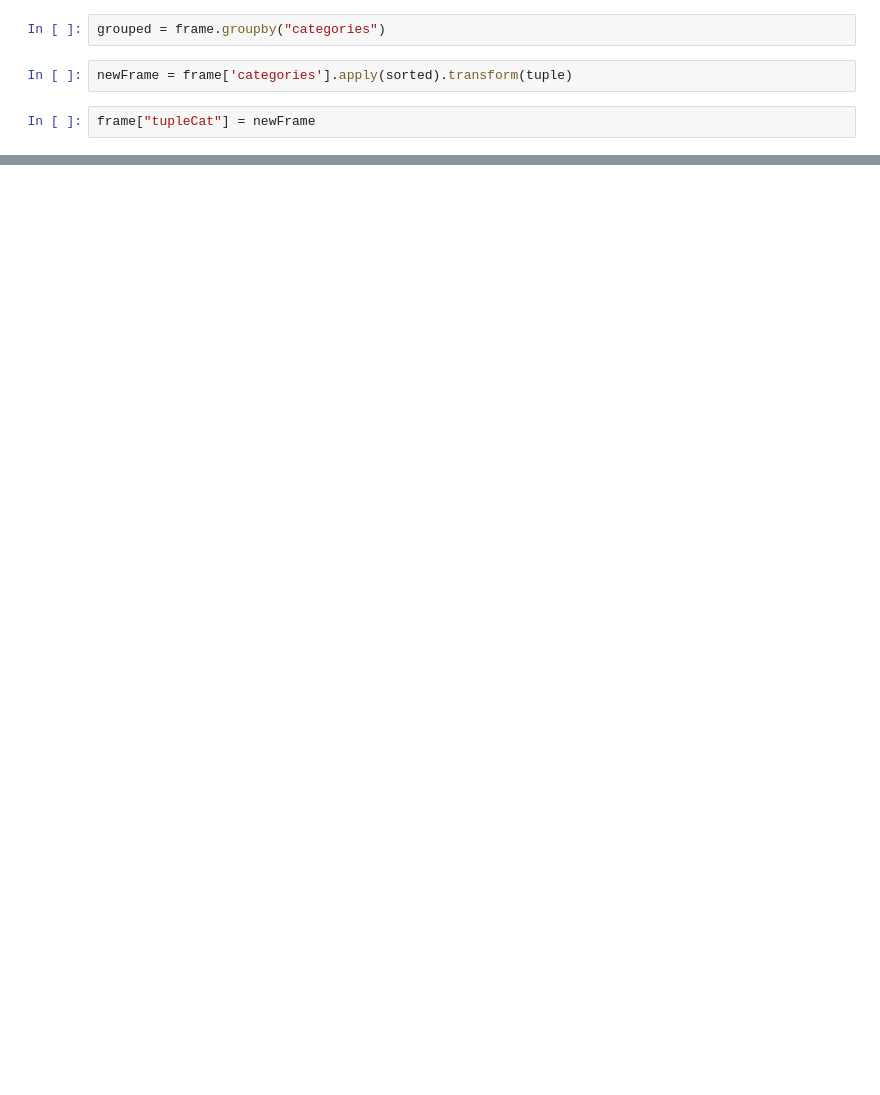
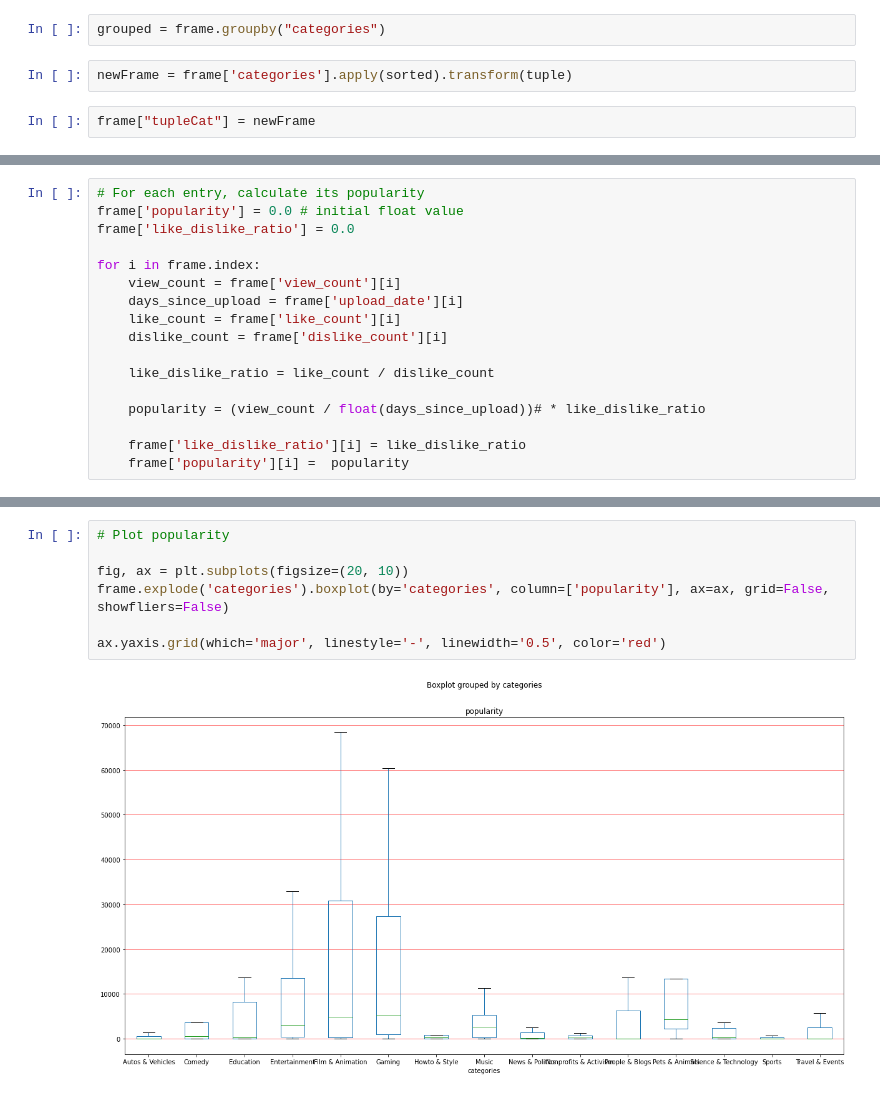
Before and after one commit to EppeMedia/video-trace-generator, a Jupyter notebook: notebooks/data_analyzing.ipynb, the cells around one changed output, grey strips where cells are left out. Saved outputs shown, nothing was run; the diff lists cells and outputs as text; blank space fills up the shorter version.

```diff
--- a/notebooks/data_analyzing.ipynb
+++ b/notebooks/data_analyzing.ipynb
@@ -126,0 +163,17 @@ Name: id, dtype: int64
+# %%
+# For each entry, calculate its popularity
+frame['popularity'] = 0.0 # initial float value
+frame['like_dislike_ratio'] = 0.0
+
+for i in frame.index:
+    view_count = frame['view_count'][i]
+    days_since_upload = frame['upload_date'][i]
+    like_count = frame['like_count'][i]
+    dislike_count = frame['dislike_count'][i]
+
+    like_dislike_ratio = like_count / dislike_count
+
+    popularity = (view_count / float(days_since_upload))# * like_dislike_ratio
+
+    frame['like_dislike_ratio'][i] = like_dislike_ratio
+    frame['popularity'][i] =  popularity
@@ -126,0 +189,9 @@ Name: id, dtype: int64
+# %%
+# Plot popularity
+
+fig, ax = plt.subplots(figsize=(20, 10))
+frame.explode('categories').boxplot(by='categories', column=['popularity'], ax=ax, grid=False, showfliers=False)
+
+ax.yaxis.grid(which='major', linestyle='-', linewidth='0.5', color='red')
+# %% [output]
+[figure, added]
```
Also changed, not shown: parts of 35 cells of this notebook, 1 other file.
